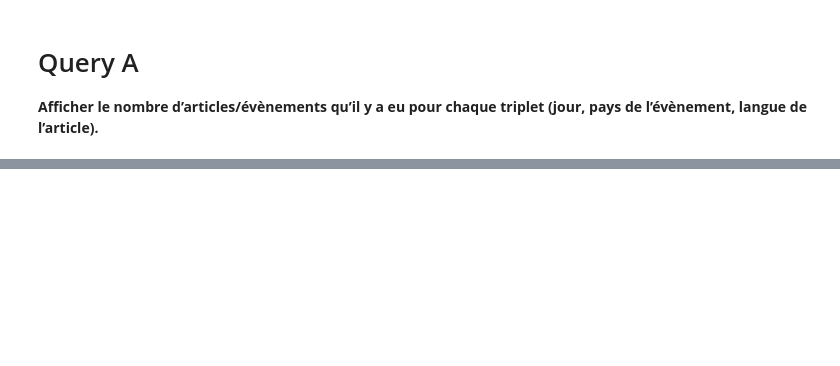
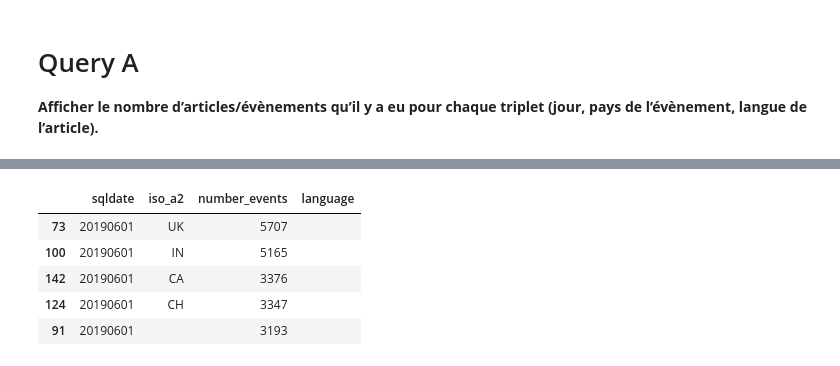
Before and after one commit to tonio73/GDELT-Explore, a Jupyter notebook: notebooks/QueryA.ipynb, the cells around one changed output, grey strips where cells are left out. Cells and saved outputs as stored; diff of their text form; code cells hidden in the pictures; blank space fills up the shorter version.

```diff
--- a/notebooks/QueryA.ipynb
+++ b/notebooks/QueryA.ipynb
@@ -77,3 +59,12 @@ df.sort_values('number_events', ascending=False).head(10)
+# %%
+df.sort_values('number_events', ascending=False).iloc[1:, :].head()
+# %% [output]
+|  | sqldate | iso_a2 | number_events | language |
+| 73 | 20190601 | UK | 5707 |  |
+| 100 | 20190601 | IN | 5165 |  |
+| 142 | 20190601 | CA | 3376 |  |
+| 124 | 20190601 | CH | 3347 |  |
+| 91 | 20190601 |  | 3193 |  |
 # %%
 m = folium.Map(location=[0, 0], zoom_start=2)
 
```
Also changed, not shown: parts of 15 cells of this notebook, 6 other files.
